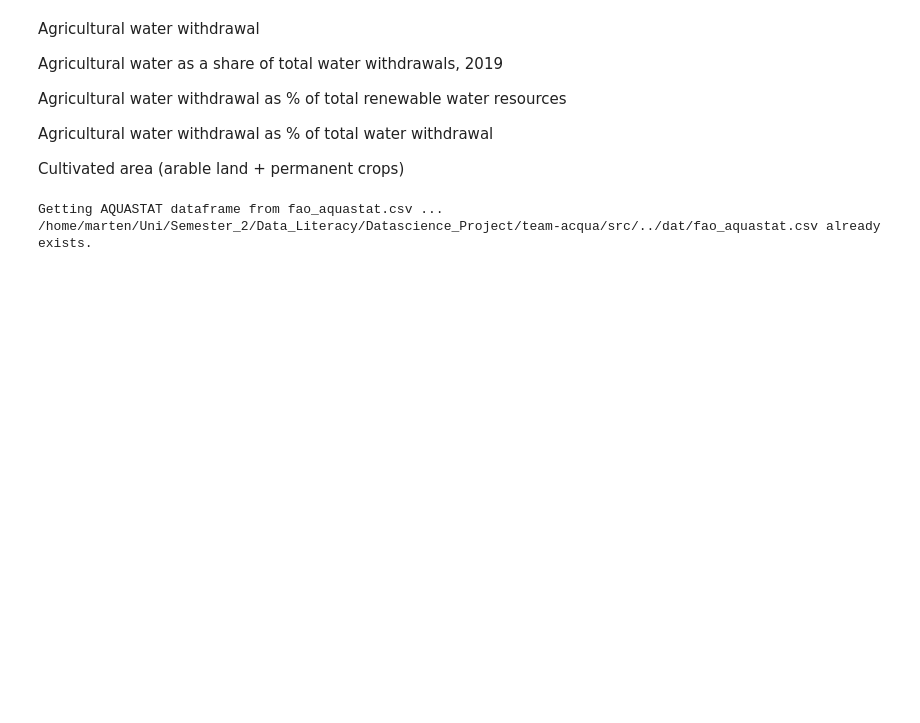
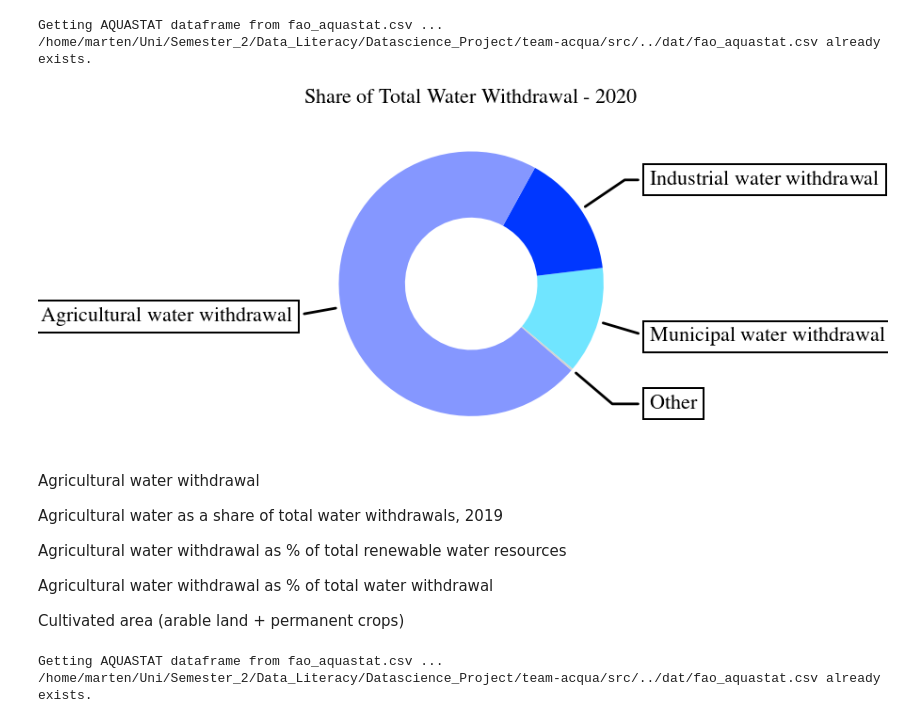
Before and after one commit to am9zZWY/team-aqua, a Jupyter notebook: exp/exp_agricultural_water_usage.ipynb, the cells around one changed output. Drawn from its saved outputs; the diff is of its cells as text; code cells hidden in the pictures; blank space fills up the shorter version.

```diff
--- a/exp/exp_agricultural_water_usage.ipynb
+++ b/exp/exp_agricultural_water_usage.ipynb
@@ -12,6 +19,70 @@ plt.rcParams.update(bundles.icml2022())
 plt.rcParams.update({"figure.dpi": 200})
 
 sys.path.insert(1, os.path.abspath(os.getcwd()[:-3]))
+# %%
+from src.aquastat_utils import get_aquastat
+from src.aquastat_utils import plot_world
+import geopandas as gpd
+from src.utils import to_dat_path
+from src.aquastat_utils import rename_aquastat_country
+
+df = get_aquastat()
+year = 2020
+
+variables = ['Total water withdrawal', 'Municipal water withdrawal', 'Industrial water withdrawal',
+                 'Agricultural water withdrawal']
+'''filter countries (no filter if empty)'''
+
+
+data = df[['Country', 'Year', *variables]]
+data = data.dropna()
+
+# Filter for specific year
+df = data[data['Year'] == year]
+
+# Aggregate data
+df = df[['Country', *variables]]
+
+total_water = sum(df['Total water withdrawal'])
+municipial_water = sum(df['Municipal water withdrawal'])
+industrial_water = sum(df['Industrial water withdrawal'])
+agricultural_water = sum(df['Agricultural water withdrawal'])
+other = total_water - municipial_water - industrial_water - agricultural_water
+
+
+fig, ax = plt.subplots(figsize=(4, 2), subplot_kw=dict(aspect="equal"))
+
+
+categories = ["Municipal water withdrawal",
+          "Industrial water withdrawal",
+          "Agricultural water withdrawal",
+          "Other"]
+
+data = [municipial_water/total_water, industrial_water/total_water, agricultural_water/total_water, other/total_water]
+
+wedges, texts = ax.pie(data, wedgeprops=dict(width=0.5), startangle=-40,
+                       colors=['#70E5FF', '#0037FF', '#8597FF', '#D1D1D1'])
+
+bbox_props = dict(boxstyle="square,pad=0.3", fc="w", ec="k", lw=0.72)
+kw = dict(arrowprops=dict(arrowstyle="-"),
+          bbox=bbox_props, zorder=0, va="center")
+
+for i, p in enumerate(wedges):
+    ang = (p.theta2 - p.theta1)/2. + p.theta1
+    y = np.sin(np.deg2rad(ang))
+    x = np.cos(np.deg2rad(ang))
+    horizontalalignment = {-1: "right", 1: "left"}[int(np.sign(x))]
+    connectionstyle = f"angle,angleA=0,angleB={ang}"
+    kw["arrowprops"].update({"connectionstyle": connectionstyle})
+    ax.annotate(categories[i], xy=(x, y), xytext=(1.35*np.sign(x), 1.4*y),
+                horizontalalignment=horizontalalignment, **kw)
+ax.set_title("Share of Total Water Withdrawal - 2020")
+
+plt.show()
+# %% [output]
+Getting AQUASTAT dataframe from fao_aquastat.csv ...
+/home/marten/Uni/Semester_2/Data_Literacy/Datascience_Project/team-acqua/src/../dat/fao_aquastat.csv already exists.
+[figure, added]
 # %% [markdown]
 Agricultural water withdrawal
 
```
Also changed, not shown: parts of 7 cells of this notebook, 1 other file.
